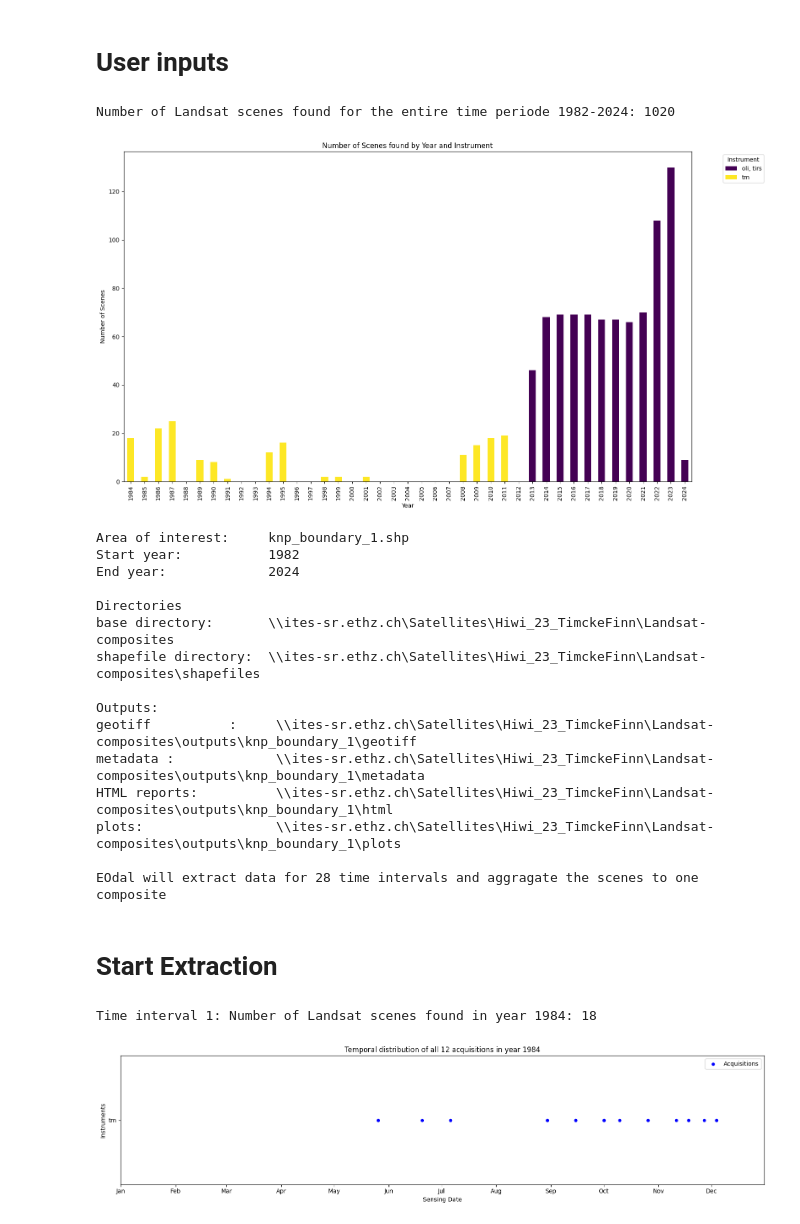
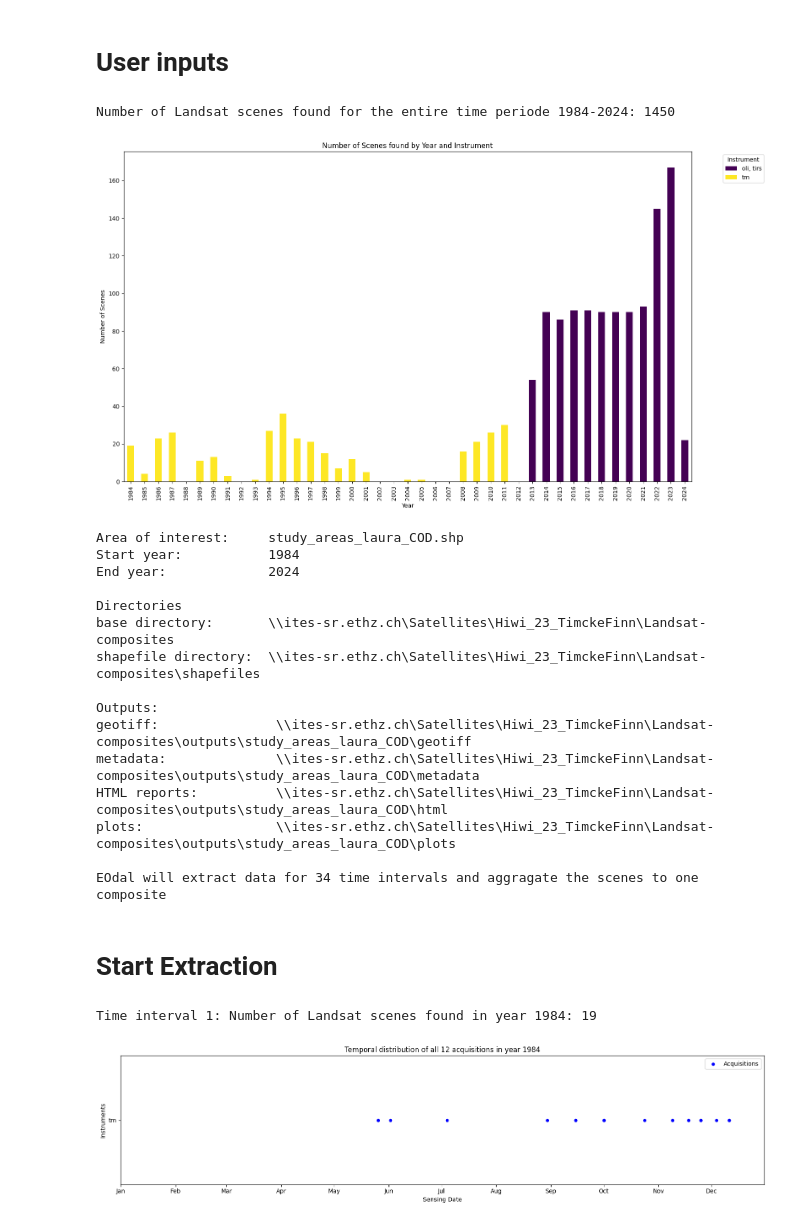
Before and after one commit to ftimcke/Landsat-composite, a Jupyter notebook: EOdal_Multitemporal_Composites Loop.ipynb, the cells around one changed output. Drawn from its saved outputs; the diff is of its cells as text; code cells hidden in the pictures.

```diff
--- a/EOdal_Multitemporal_Composites Loop.ipynb
+++ b/EOdal_Multitemporal_Composites Loop.ipynb
@@ -299,10 +299,10 @@ def plot_rgb_and_scene_count(rc, colormap_dict, save_path):
 # User inputs
 # %%
 # ------------------------- Spatial Filters ---------------------------
-shapefile_name = "knp_boundary_1.shp" #choose a shapefile from the 'shapefiles' folder with the extension '.shp' !
+shapefile_name = "study_areas_laura_COD.shp" #choose a shapefile from the 'shapefiles' folder with the extension '.shp' !
 
 # ------------------------- Timeinterval Filters ---------------------------
-year_start = 1982
+year_start = 1984
 year_end = 2024
 
 # ------------------------- Metadata Filters ---------------------------
@@ -409,8 +409,8 @@ print('base directory:      ', base_dir.resolve())
 print('shapefile directory: ', shapefiles_dir.resolve())
 print()
 print('Outputs:' )
-print('geotiff          :    ', output_geotiff_dir.resolve())
-print('metadata :            ', output_metadata_dir.resolve())
+print('geotiff:              ', output_geotiff_dir.resolve())
+print('metadata:             ', output_metadata_dir.resolve())
 print('HTML reports:         ', output_html_dir.resolve())
 print('plots:                ', output_plots_dir.resolve())
 print()
@@ -433,10 +433,10 @@ print()
 #reset metadata_gdf
 metadata_gdf = gpd.GeoDataFrame()
 # %% [output]
-Number of Landsat scenes found for the entire time periode 1982-2024: 1020
+Number of Landsat scenes found for the entire time periode 1984-2024: 1450
-[figure, old version]
+[figure, new version]
-Area of interest:     knp_boundary_1.shp
-Start year:           1982
+Area of interest:     study_areas_laura_COD.shp
+Start year:           1984
 End year:             2024
 
 Directories
@@ -444,16 +444,15 @@ base directory:       \\ites-sr.ethz.ch\Satellites\Hiwi_23_TimckeFinn\Landsat-co
 shapefile directory:  \\ites-sr.ethz.ch\Satellites\Hiwi_23_TimckeFinn\Landsat-composites\shapefiles
 
 Outputs:
-geotiff          :     \\ites-sr.ethz.ch\Satellites\Hiwi_23_TimckeFinn\Landsat-composites\outputs\knp_boundary_1\geotiff
-metadata :             \\ites-sr.ethz.ch\Satellites\Hiwi_23_TimckeFinn\Landsat-composites\outputs\knp_boundary_1\metadata
-HTML reports:          \\ites-sr.ethz.ch\Satellites\Hiwi_23_TimckeFinn\Landsat-composites\outputs\knp_boundary_1\html
-plots:                 \\ites-sr.ethz.ch\Satellites\Hiwi_23_TimckeFinn\Landsat-composites\outputs\knp_boundary_1\plots
+geotiff:               \\ites-sr.ethz.ch\Satellites\Hiwi_23_TimckeFinn\Landsat-composites\outputs\study_areas_laura_COD\geotiff
+metadata:              \\ites-sr.ethz.ch\Satellites\Hiwi_23_TimckeFinn\Landsat-composites\outputs\study_areas_laura_COD\metadata
+HTML reports:          \\ites-sr.ethz.ch\Satellites\Hiwi_23_TimckeFinn\Landsat-composites\outputs\study_areas_laura_COD\html
+plots:                 \\ites-sr.ethz.ch\Satellites\Hiwi_23_TimckeFinn\Landsat-composites\outputs\study_areas_laura_COD\plots
 
-EOdal will extract data for 28 time intervals and aggragate the scenes to one composite
+EOdal will extract data for 34 time intervals and aggragate the scenes to one composite
 # %% [markdown]
 # Start Extraction
 # %%
-
 # Extraction of scenes per time interval and Composite generation
 # make sure that there is at least one scene within time_start and time_end, otherwise the code will crash.
 
@@ -702,15 +701,15 @@ for i, year in enumerate(years_with_scenes):
 
 
     # save as GeoTiff
-    rc.to_rasterio(f'S:\Hiwi_23_TimckeFinn\Landsat-composites\{output_geotiff_dir}\Landsat_Composite_{year}.tif')
-    print(f'GeoTiff saved at: S:\Hiwi_23_TimckeFinn\Landsat-composites\{output_geotiff_dir}\Landsat_Composite_{year}.tif')
+    rc.to_rasterio(f'S:\Hiwi_23_TimckeFinn\Landsat-composites\{output_geotiff_dir}\Landsat_Composite_{year}_temp.tif')
+
     ### clean the GeoTiff
     # replace high fillvalues with NaN in the raster to make it readable by ArcGIS Pro
 
 
     # Define input and output paths for TIFF files
-    input_tif_path = f'S:\Hiwi_23_TimckeFinn\Landsat-composites\{output_geotiff_dir}\Landsat_Composite_{year}.tif'
-    output_tif_path = f'S:\Hiwi_23_TimckeFinn\Landsat-composites\{output_geotiff_dir}\Landsat_Composite_{year}_cleaned.tif'
+    input_tif_path = f'S:\Hiwi_23_TimckeFinn\Landsat-composites\{output_geotiff_dir}\Landsat_Composite_{year}_temp.tif'
+    output_tif_path = f'S:\Hiwi_23_TimckeFinn\Landsat-composites\{output_geotiff_dir}\Landsat_Composite_{year}_temp2.tif'
 
     # Open the TIFF file using rasterio
     with rasterio.open(input_tif_path) as src:
@@ -749,11 +748,8 @@ for i, year in enumerate(years_with_scenes):
                         'scene_count'] + spectral_indices
 
     # Save the RasterCollection to a new GeoTIFF file
-    rc_clean.to_rasterio(f'S:\Hiwi_23_TimckeFinn\Landsat-composites\{output_geotiff_dir}\Landsat_Composite_{year}_cleaned.tif',
+    rc_clean.to_rasterio(f'S:\Hiwi_23_TimckeFinn\Landsat-composites\{output_geotiff_dir}\Landsat_Composite_{year}.tif',
                         use_band_aliases=True)
-
-    # Display a message about the saved GeoTIFF file
-    print(f'GeoTiff saved at: S:\Hiwi_23_TimckeFinn\Landsat-composites\{output_geotiff_dir}\Landsat_Composite_{year}_cleaned.tif')
 
     # Remove the temporary cleaned TIFF file
     os.remove(output_tif_path)
@@ -821,32 +817,32 @@ for i, year in enumerate(years_with_scenes):
     # HTML Report generation for a single time interval
     from jinja2 import Environment, FileSystemLoader
 
     # 2. Create a template Environment
     env = Environment(loader=FileSystemLoader('templates'))
 
     # 3. Load the template from the Environment
     template = env.get_template('report_template.html')
 
     # 4. Render the template with variables
     try:
         html = template.render(page_title_text=f'Landsat Composite Report',
                             title_text=f'Landsat Composite Report {year}',
                             timeinterval=f'{str(time_start)[:-9]} - {str(time_end)[:-9]}',
                             geom=geom,
                             max_cc=max_cc,
                             excluded_sensor=excluded_sensor,
                             year=year,
                             aoi_folder=aoi_folder
                             )
 
     except Exception as e:
         print(f"Error rendering template: {e}")
         # Handle the exception or exit gracefully
 
     # 5. Write the HTML file at the specified location
     output_path = output_html_dir / f'Landsat_Composite_Report_{year}.html'
     with open(output_path, 'w') as f:
         f.write(html)
 # %% [output]
-Time interval 1: Number of Landsat scenes found in year 1984: 18
+Time interval 1: Number of Landsat scenes found in year 1984: 19
-[figure, old version]
+[figure, new version]
```
Also changed, not shown: parts of 1 cell of this notebook, 2 other files.
